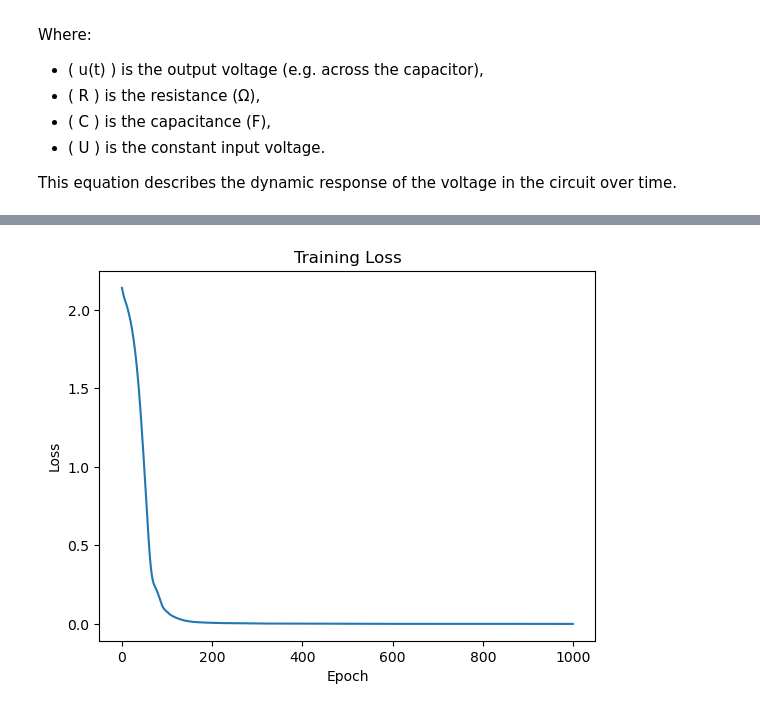
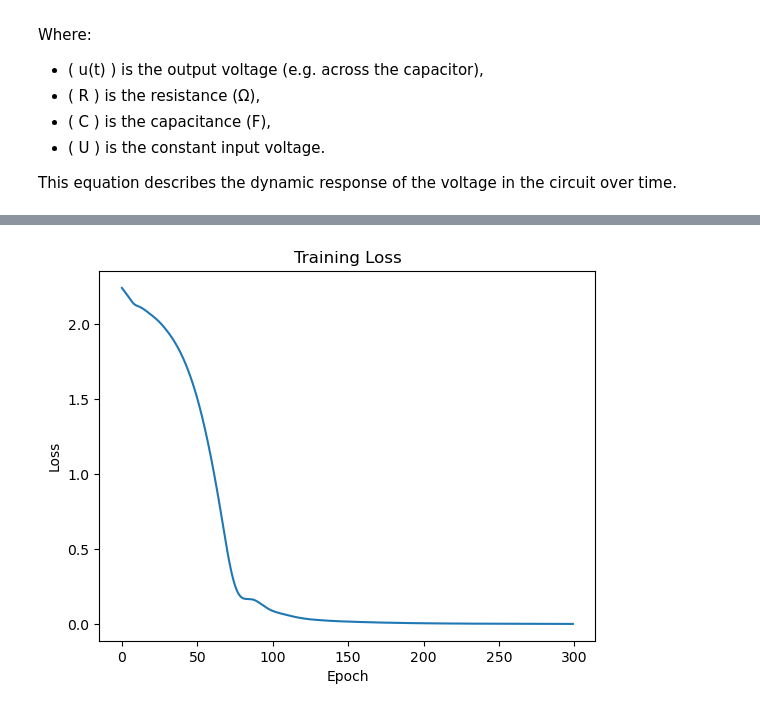
Before and after one commit to Dream-Team-L3MI/Projet_L3MI, a Jupyter notebook: Partie_2_S6/NN_test/RC_pinn.ipynb, the cells around one changed output, grey strips where cells are left out. Cells and saved outputs as stored; diff of their text form; code cells hidden in the pictures.

Commit message:
modified nb epoch

```diff
--- a/Partie_2_S6/NN_test/RC_pinn.ipynb
+++ b/Partie_2_S6/NN_test/RC_pinn.ipynb
@@ -148,7 +148,7 @@ tensor([ 1.3688,  1.1948,  1.0215,  ..., -1.5910, -1.7706, -1.9413],
        grad_fn=<SubBackward0>)
 torch.Size([2000])
 # %%
-nb_epochs = 1000
+nb_epochs = 300
 losses = []
 # Before training
 #set_seed(42)
@@ -211,4 +211,4 @@ Epoch [1000], Loss: 0.000241316
-[figure, old version]
+[figure, new version]
 # %%
 model.eval()
 
```
Also changed, not shown: parts of 4 cells of this notebook.
